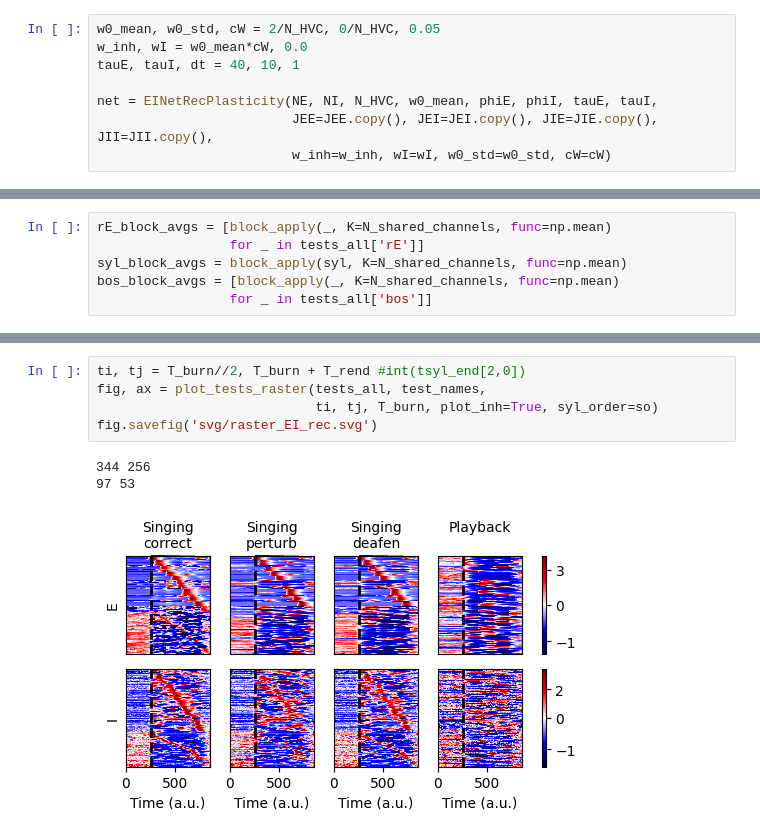
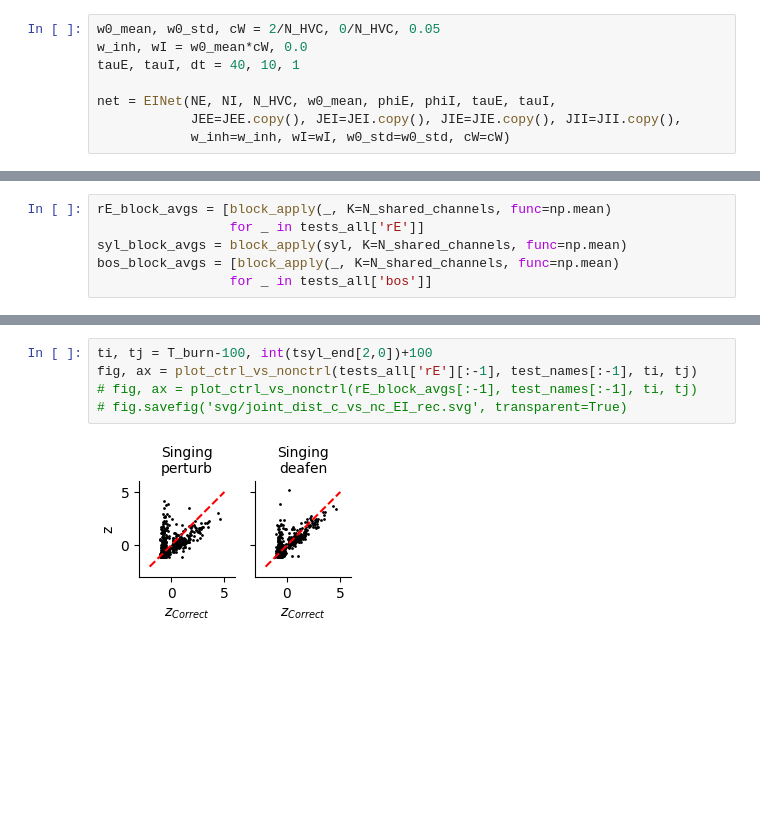
Before and after one commit to gongziyida/vocal-error-network, a Jupyter notebook: EI_rec_plasticity.ipynb, the cells around one changed output, grey strips where cells are left out. Saved outputs shown, nothing was run; the diff lists cells and outputs as text; blank space fills up the shorter version.

```diff
--- a/EI_rec_plasticity.ipynb
+++ b/EI_rec_plasticity.ipynb
@@ -63,9 +65,9 @@ w0_mean, w0_std, cW = 2/N_HVC, 0/N_HVC, 0.05
 w_inh, wI = w0_mean*cW, 0.0
 tauE, tauI, dt = 40, 10, 1
 
-net = EINetRecPlasticity(NE, NI, N_HVC, w0_mean, phiE, phiI, tauE, tauI,
-                         JEE=JEE.copy(), JEI=JEI.copy(), JIE=JIE.copy(), JII=JII.copy(),
-                         w_inh=w_inh, wI=wI, w0_std=w0_std, cW=cW)
+net = EINet(NE, NI, N_HVC, w0_mean, phiE, phiI, tauE, tauI,
+            JEE=JEE.copy(), JEI=JEI.copy(), JIE=JIE.copy(), JII=JII.copy(),
+            w_inh=w_inh, wI=wI, w0_std=w0_std, cW=cW)
 # %%
 rE0 = rng.normal(loc=1, scale=0.5, size=NE).clip(min=0)
 rI0 = rng.normal(loc=5, scale=0.5, size=NI).clip(min=0)
@@ -281,9 +221,7 @@ fig.savefig('svg/traj_EI_rec.svg', transparent=True)
 # %%
-ti, tj = T_burn//2, T_burn + T_rend #int(tsyl_end[2,0])
-fig, ax = plot_tests_raster(tests_all, test_names,
-                            ti, tj, T_burn, plot_inh=True, syl_order=so)
-fig.savefig('svg/raster_EI_rec.svg')
+ti, tj = T_burn-100, int(tsyl_end[2,0])+100
+fig, ax = plot_ctrl_vs_nonctrl(tests_all['rE'][:-1], test_names[:-1], ti, tj)
+# fig, ax = plot_ctrl_vs_nonctrl(rE_block_avgs[:-1], test_names[:-1], ti, tj)
+# fig.savefig('svg/joint_dist_c_vs_nc_EI_rec.svg', transparent=True)
 # %% [output]
-344 256
-97 53
-[figure, old version]
+[figure, new version]
```
Also changed, not shown: parts of 21 cells of this notebook, 10 other files.
